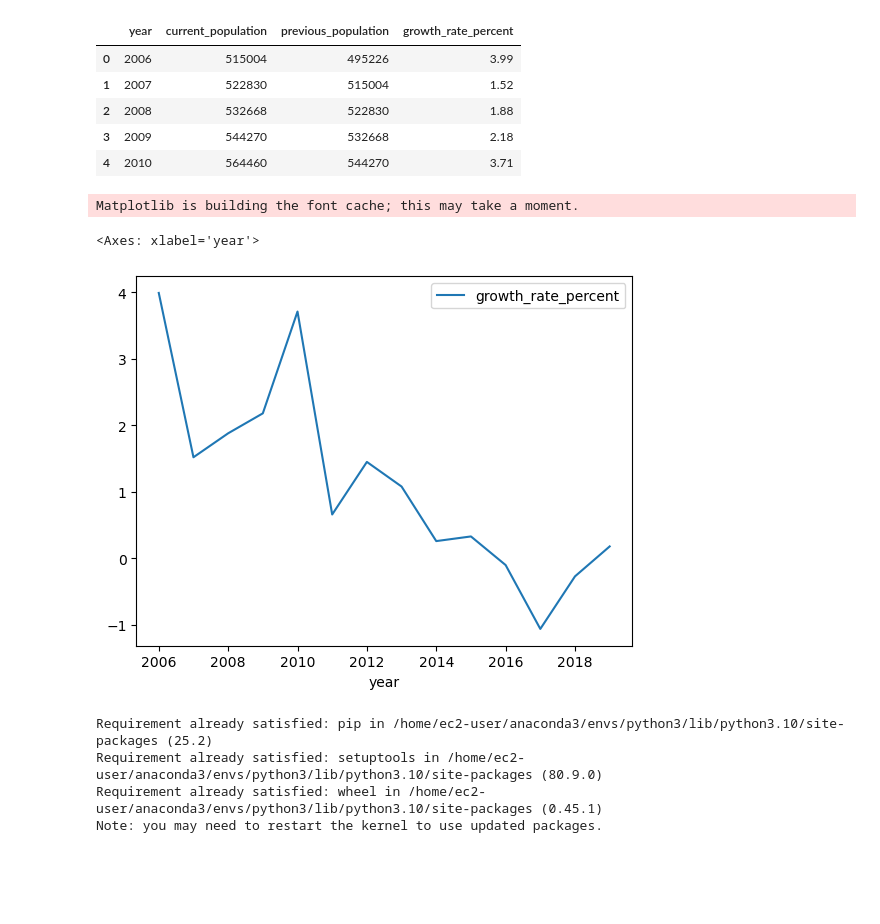
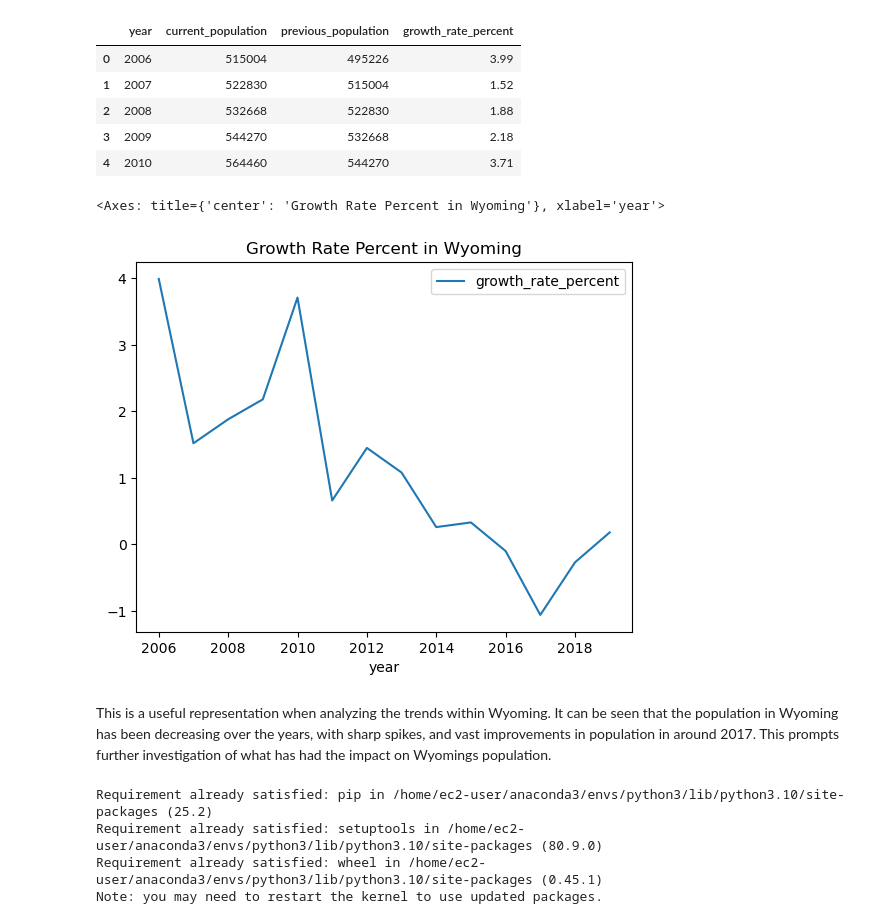
Before and after one commit to jlorciv7/IA-340, a Jupyter notebook: lab6.ipynb, the cells around one changed output. Cells and saved outputs as stored; diff of their text form; code cells hidden in the pictures; blank space fills up the shorter version.

```diff
--- a/lab6.ipynb
+++ b/lab6.ipynb
@@ -69,11 +69,12 @@ q1_df.head() #show the top 5 rows
 | 3 | 2009 | 544270 | 532668 | 2.18 |
 | 4 | 2010 | 564460 | 544270 | 3.71 |
 # %%
-q1_df.plot(x='year', y='growth_rate_percent')
+q1_df.plot(x='year', y='growth_rate_percent', title='Growth Rate Percent in Wyoming')
 # %% [output]
-Matplotlib is building the font cache; this may take a moment.
+<Axes: title={'center': 'Growth Rate Percent in Wyoming'}, xlabel='year'>
-<Axes: xlabel='year'>
-[figure, old version]
+[figure, new version]
+# %% [markdown]
+This is a useful representation when analyzing the trends within Wyoming. It can be seen that the population in Wyoming has been decreasing over the years, with sharp spikes, and vast improvements in population in around 2017. This prompts further investigation of what has had the impact on Wyomings population.
 # %%
 pip install -U pip setuptools wheel
 # %% [output]
```
Also changed, not shown: parts of 11 cells of this notebook.
